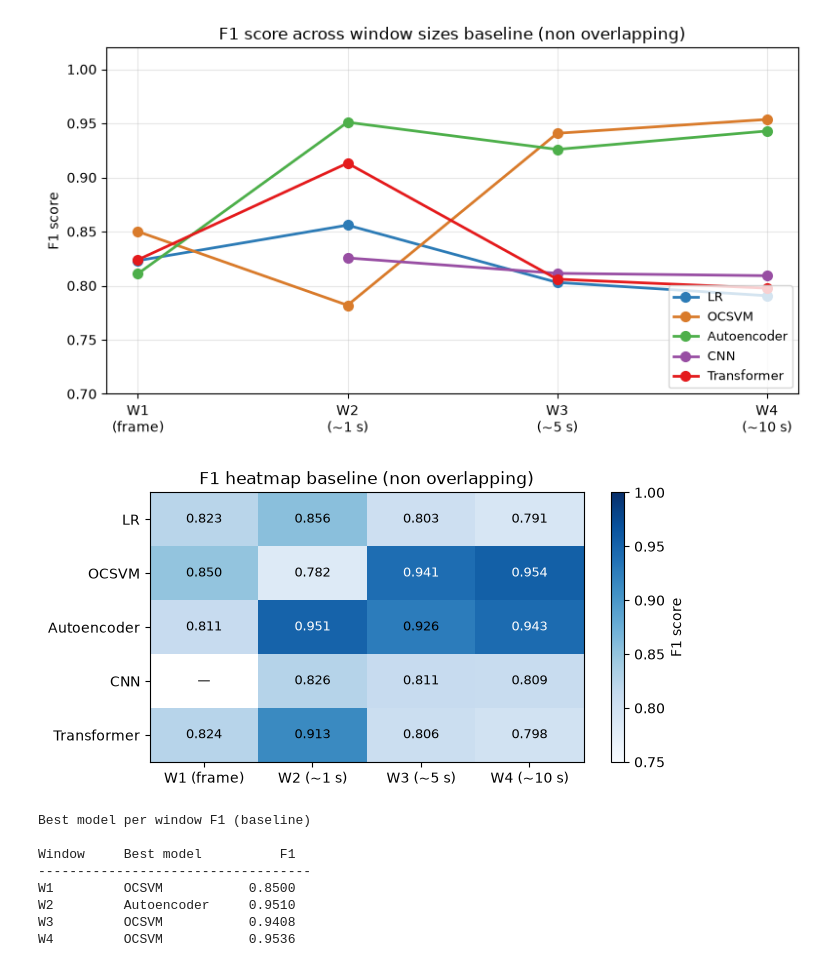
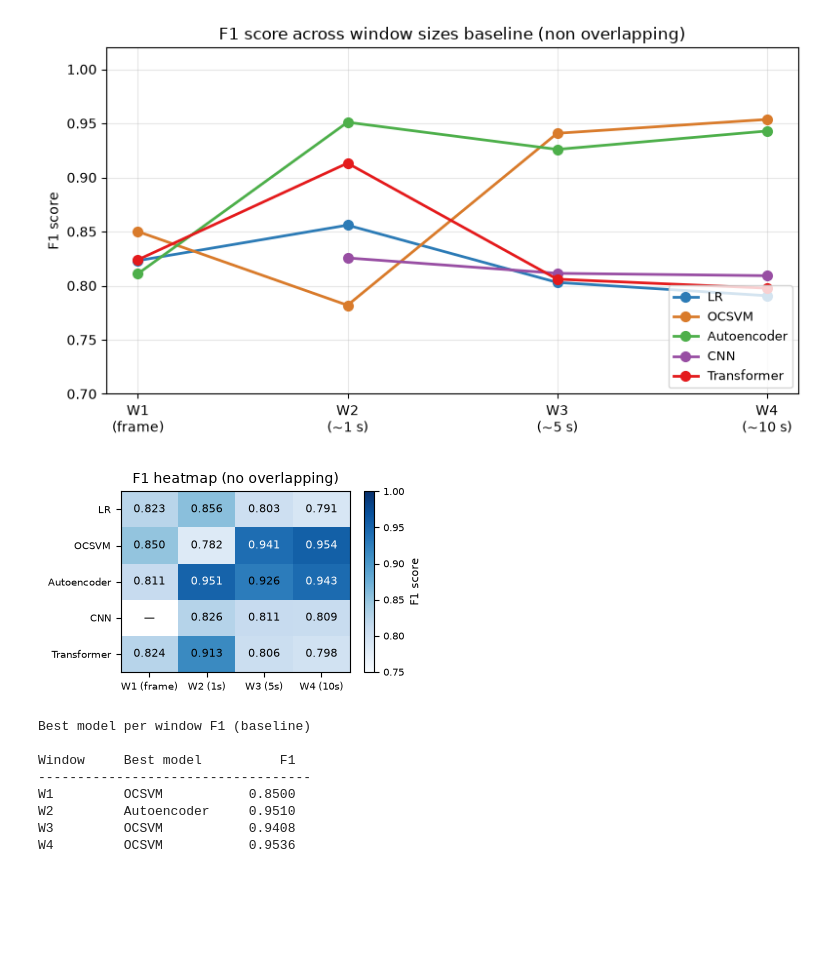
Before and after one commit to Nur2424/wifi-presence-detection, a Jupyter notebook: esp32/full-study-notebooks/07_final_results.ipynb, the cells around one changed output. Drawn from its saved outputs; the diff is of its cells as text; code cells hidden in the pictures; blank space fills up the shorter version.

```diff
--- a/esp32/full-study-notebooks/07_final_results.ipynb
+++ b/esp32/full-study-notebooks/07_final_results.ipynb
@@ -130,36 +130,60 @@ plt.show()
 # %% [output]
 [figure]
 # %%
-# --- F1 heatmap ------------------------------------------------------
+# --- F1 heatmap ---------------------
+# -- text sizes ----------------------
+FS_TITLE      = 10
+FS_TICK       = 7
+FS_CELL       = 8      # numbers inside heatmap cells
+FS_CBAR_LABEL = 8      # colorbar label
+
+# -- figure ----------------------
+FW, FH        = 4, 2.5
+
+# -- colors ----------------------
+CMAP          = "Blues"
+VMIN          = 0.75
+VMAX          = 1.0
+COLOR_DARK    = "black"   # cell text when value is low
+COLOR_LIGHT   = "white"   # cell text when value is high
+THRESHOLD     = 0.93      # switch from dark to light text above this
+
+
 data = np.array([
     [F1_BASE[m][w] if F1_BASE[m][w] is not None else np.nan
      for w in WINDOWS]
     for m in MODELS
 ])
 
-fig, ax = plt.subplots(figsize=(7, 3.5))
-im = ax.imshow(data, aspect="auto", cmap="Blues", vmin=0.75, vmax=1.0)
-plt.colorbar(im, ax=ax, label="F1 score")
+fig, ax = plt.subplots(figsize=(FW, FH))
+im = ax.imshow(data, aspect="auto", cmap=CMAP, vmin=VMIN, vmax=VMAX)
+
+cbar = plt.colorbar(im, ax=ax)
+cbar.set_label("F1 score", fontsize=FS_CBAR_LABEL)
+cbar.ax.tick_params(labelsize=FS_TICK)
 
 ax.set_xticks(range(len(WINDOWS)))
-ax.set_xticklabels(["W1 (frame)", "W2 (~1 s)", "W3 (~5 s)", "W4 (~10 s)"])
+ax.set_xticklabels(["W1 (frame)", "W2 (1s)", "W3 (5s)", "W4 (10s)"],
+                   fontsize=FS_TICK)
 ax.set_yticks(range(len(MODELS)))
-ax.set_yticklabels(MODELS)
-ax.set_title("F1 heatmap baseline (non overlapping)")
+ax.set_yticklabels(MODELS, fontsize=FS_TICK)
+ax.set_title("F1 heatmap (no overlapping)", fontsize=FS_TITLE)
 
 for i, m in enumerate(MODELS):
     for j, w in enumerate(WINDOWS):
         v = F1_BASE[m][w]
         if v is not None:
             ax.text(j, i, f"{v:.3f}", ha="center", va="center",
-                    fontsize=9, color="black" if v < 0.93 else "white")
+                    fontsize=FS_CELL,
+                    color=COLOR_LIGHT if v >= THRESHOLD else COLOR_DARK)
         else:
-            ax.text(j, i, "—", ha="center", va="center", fontsize=9)
+            ax.text(j, i, "—", ha="center", va="center", fontsize=FS_CELL)
 
+plt.tight_layout()
 plt.savefig(f'{SAVE_DIR}/07_f1_heatmap.png', dpi=150, bbox_inches='tight')
 plt.show()
 # %% [output]
-[figure, old version]
+[figure, new version]
 # %%
 # --- Best model per window (F1, baseline) ---------------
 print("Best model per window F1 (baseline)\n")
```
Also changed, not shown: parts of 1 cell of this notebook, 8 other files.
